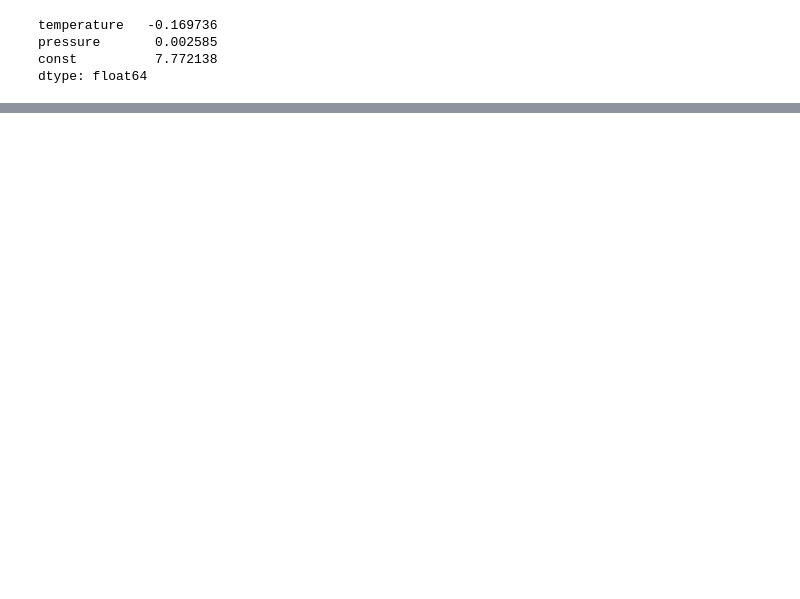
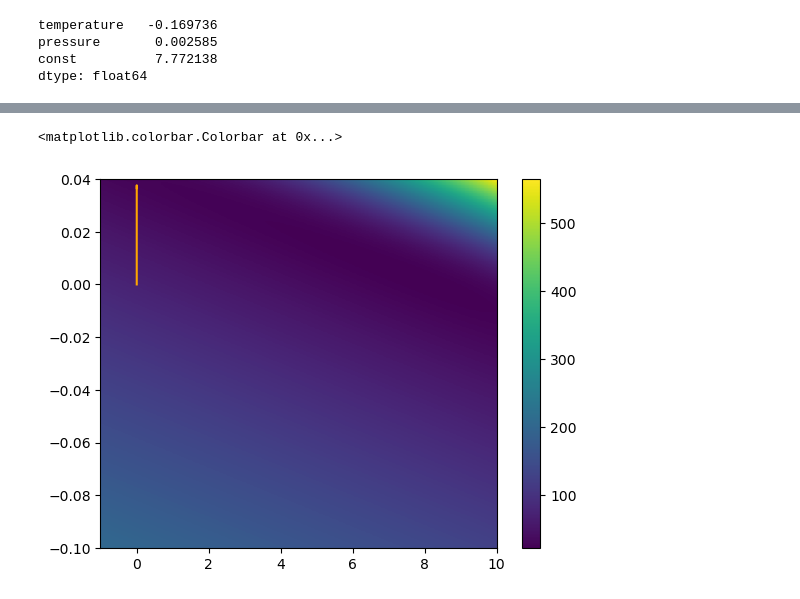
Before and after one commit to Imperial-Wiki/MathsWiki_code_demo, a Jupyter notebook: Statistical_Modelling_II/challenger.ipynb, the cells around one changed output, grey strips where cells are left out. Cells and saved outputs as stored; diff of their text form; code cells hidden in the pictures; blank space fills up the shorter version.

```diff
--- a/Statistical_Modelling_II/challenger.ipynb
+++ b/Statistical_Modelling_II/challenger.ipynb
@@ -217,0 +245,16 @@ dtype: float64
+# %%
+x_grid_new = np.linspace(-1,10,500)
+y_grid_new = np.linspace(-0.1,0.04,500)
+
+xv_new, yv_new = np.meshgrid(x_grid_new, y_grid_new)
+loss_surface_02_new = loss_alt(xv_new, -0.169736 * np.ones(xv_new.shape), yv_new, X, y)
+
+fig, ax = plt.subplots()
+im = ax.pcolormesh(x_grid_new, y_grid_new, -loss_surface_02_new)
+
+hist_sgd_arr = np.array(hist_sgd)
+plt.plot(hist_sgd_arr[:,0], hist_sgd_arr[:,2], color="orange")
+fig.colorbar(im, ax=ax)
+# %% [output]
+<matplotlib.colorbar.Colorbar at 0x...>
+[figure, added]
```
Also changed, not shown: parts of 18 cells of this notebook, 2 other files.
